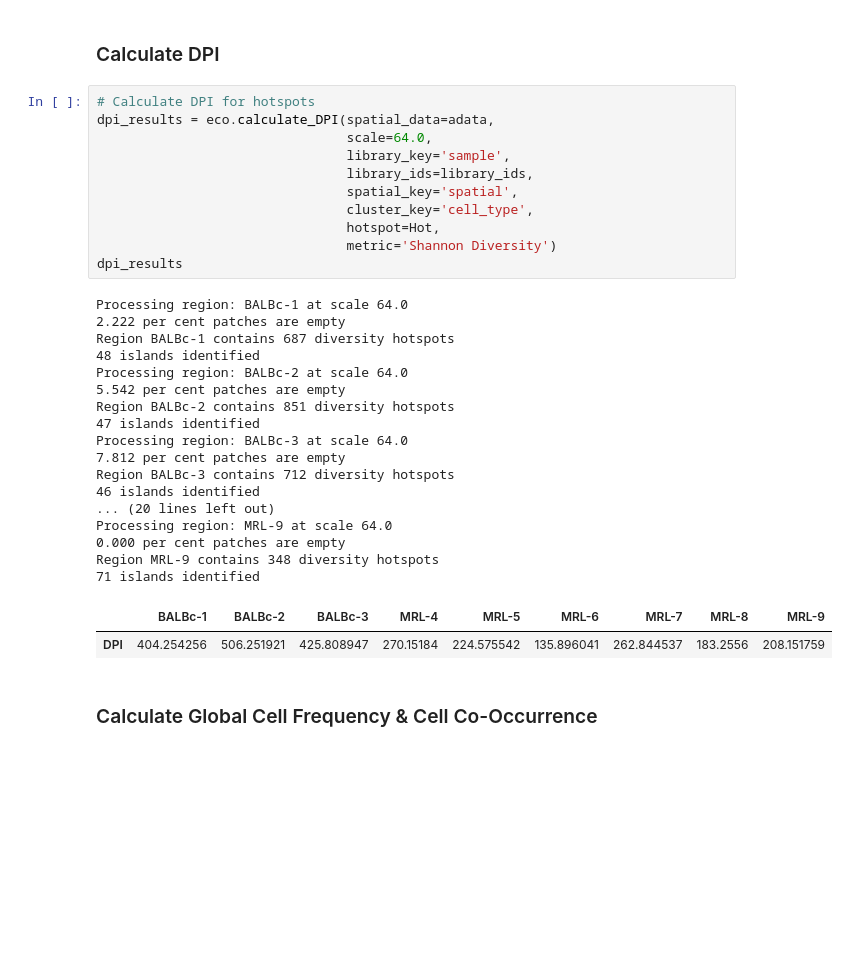
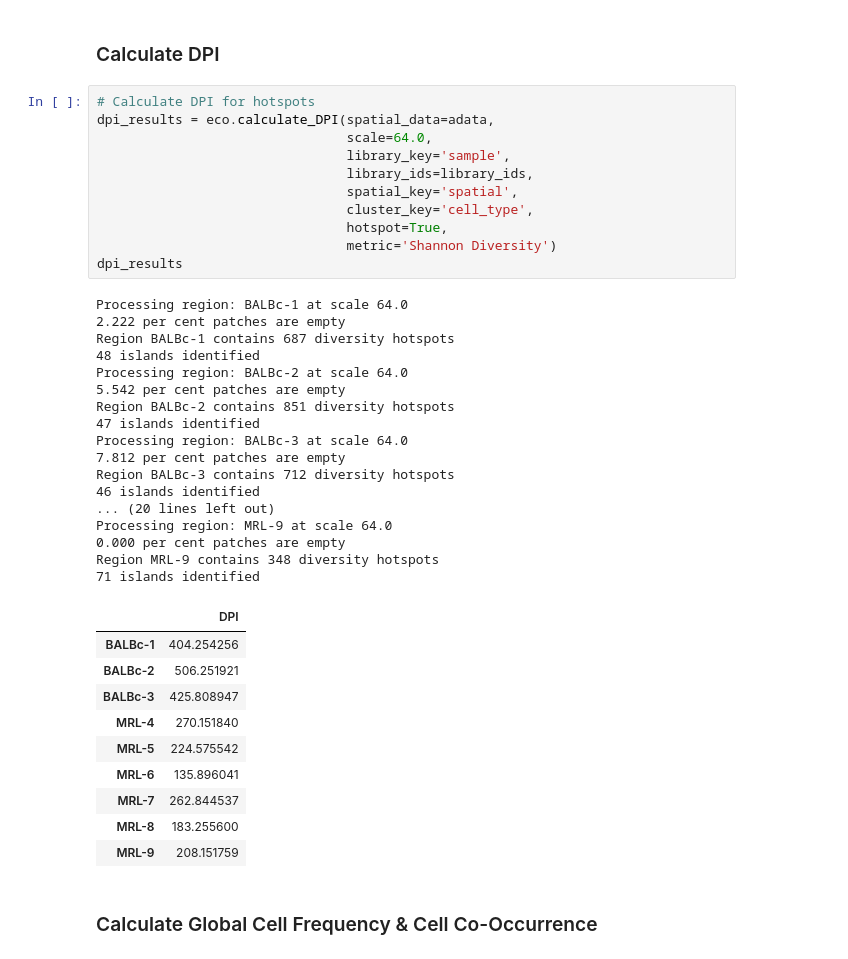
Before and after one commit to Feanor007/MESA, a Jupyter notebook: docs/notebooks/tutorials/MESA_Tutorials.ipynb, the cells around one changed output. Cells and saved outputs as stored; diff of their text form; blank space fills up the shorter version.

```diff
--- a/docs/notebooks/tutorials/MESA_Tutorials.ipynb
+++ b/docs/notebooks/tutorials/MESA_Tutorials.ipynb
@@ -260,33 +270,41 @@ Processing region: MRL-9 at scale 64.0
 # %%
 # Calculate DPI for hotspots
 dpi_results = eco.calculate_DPI(spatial_data=adata,
                                 scale=64.0,
                                 library_key='sample',
                                 library_ids=library_ids,
                                 spatial_key='spatial',
                                 cluster_key='cell_type',
-                                hotspot=Hot,
+                                hotspot=True,
                                 metric='Shannon Diversity')
 dpi_results
 # %% [output]
 Processing region: BALBc-1 at scale 64.0
 2.222 per cent patches are empty
 Region BALBc-1 contains 687 diversity hotspots
 48 islands identified
 Processing region: BALBc-2 at scale 64.0
 5.542 per cent patches are empty
 Region BALBc-2 contains 851 diversity hotspots
 47 islands identified
 Processing region: BALBc-3 at scale 64.0
 7.812 per cent patches are empty
 Region BALBc-3 contains 712 diversity hotspots
 46 islands identified
 ... (20 lines left out)
 Processing region: MRL-9 at scale 64.0
 0.000 per cent patches are empty
 Region MRL-9 contains 348 diversity hotspots
 71 islands identified
-|  | BALBc-1 | BALBc-2 | BALBc-3 | MRL-4 | MRL-5 | MRL-6 | MRL-7 | MRL-8 | MRL-9 |
-| DPI | 404.254256 | 506.251921 | 425.808947 | 270.15184 | 224.575542 | 135.896041 | 262.844537 | 183.2556 | 208.151759 |
+|  | DPI |
+| BALBc-1 | 404.254256 |
+| BALBc-2 | 506.251921 |
+| BALBc-3 | 425.808947 |
+| MRL-4 | 270.151840 |
+| MRL-5 | 224.575542 |
+| MRL-6 | 135.896041 |
+| MRL-7 | 262.844537 |
+| MRL-8 | 183.255600 |
+| MRL-9 | 208.151759 |
 # %% [markdown]
 ### Calculate Global Cell Frequency & Cell Co-Occurrence
```
Also changed, not shown: parts of 8 cells of this notebook, 1 other file.
